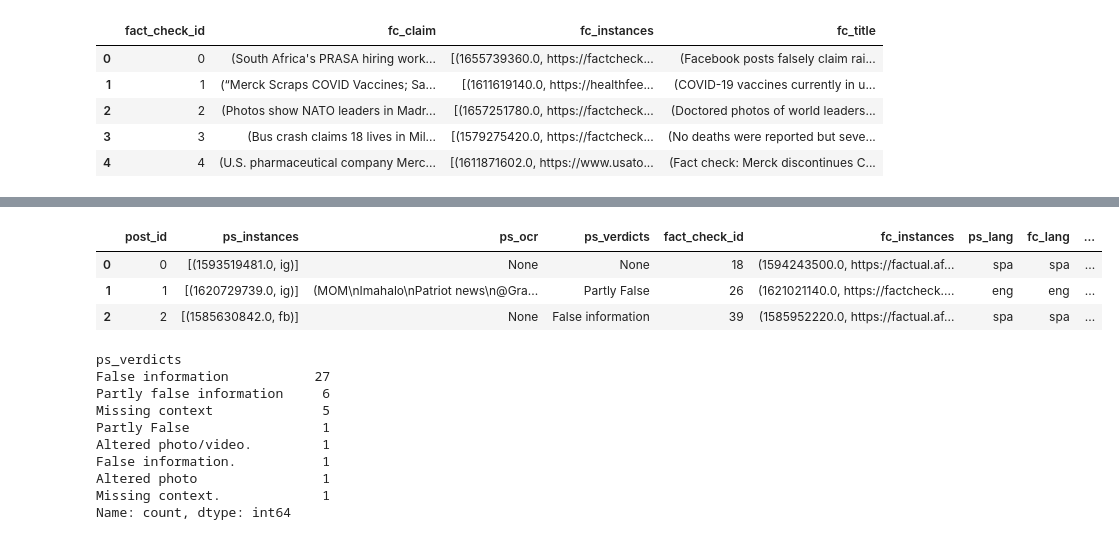
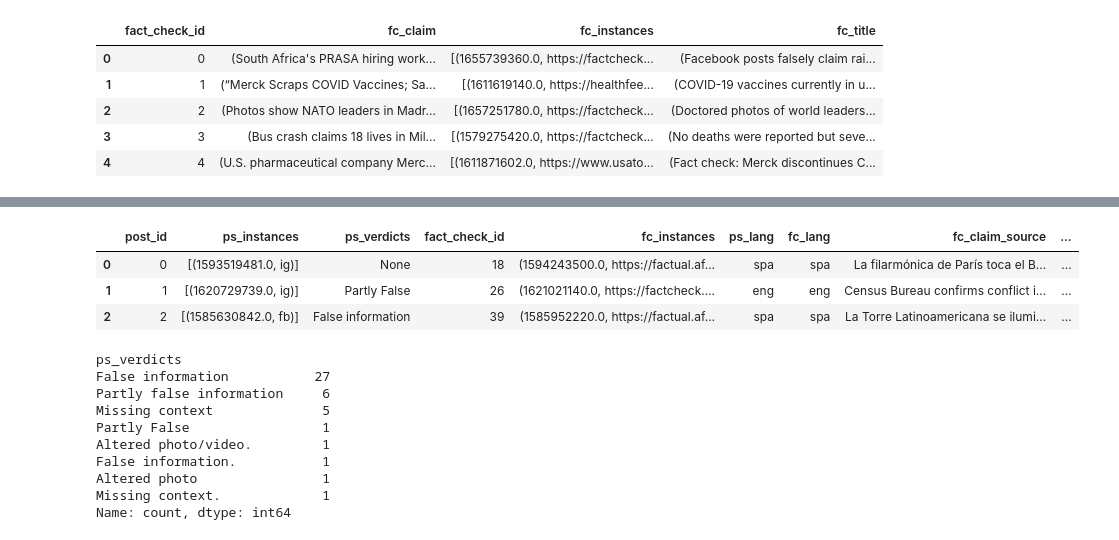
Before and after one commit to BecTome/semeval25-FactCheckedClaimRetrieval, a Jupyter notebook: nbs/process_sample.ipynb, the cells around one changed output, grey strips where cells are left out. Cells and saved outputs as stored; diff of their text form; code cells hidden in the pictures.

```diff
--- a/nbs/process_sample.ipynb
+++ b/nbs/process_sample.ipynb
@@ -65,39 +65,38 @@ df_total = df_posts.merge(df_fact_check_mapping, on="post_id", how="inner")
 df_total = df_total.merge(df_fact_check, on="fact_check_id", how="inner")
 # df_total.rename(columns={"instances_x": "posts", "instances_y": "checker_link"}, inplace=True)
 
 langs = df_total["pair_lang"].str.split("\-", expand=True)
 df_total["ps_lang"] = langs[0]
 df_total["fc_lang"] = langs[1]
 
 df_total.drop(columns=["pair_lang"], inplace=True)
 
 text_cols = ["fc_claim", "ps_text", "fc_title"]
 for col in text_cols:
     df_total[f"{col}_source"] = df_total[col].apply(lambda x: x[0] if (type(x) in [list, tuple])&(len(x) > 0) else None)
     df_total[f"{col}_target"] = df_total[col].apply(lambda x: x[1] if (type(x) in [list, tuple])&(len(x) > 0) else None)
     df_total[f"{col}_langs"] = df_total[col].apply(lambda x: x[2] if (type(x) in [list, tuple])&(len(x) > 0) else None)
 
-
-
 df_total.drop(columns=text_cols, inplace=True)
 
 unitary_cols = ["ps_ocr", "ps_verdicts", "fc_instances"]
 for col in unitary_cols:
     df_total[col] = df_total[col].apply(lambda x: x[0] if (type(x) in [list, tuple])&(len(x)>0) else None)
 
 unitary_exp = ["ps_ocr"]
 for col in unitary_exp:
     df_total[f"{col}_source"] = df_total[col].apply(lambda x: x[0] if (type(x) in [list, tuple]) else None)
     df_total[f"{col}_target"] = df_total[col].apply(lambda x: x[1] if (type(x) in [list, tuple]) else None)
     df_total[f"{col}_langs"] = df_total[col].apply(lambda x: x[2] if (type(x) in [list, tuple]) else None)
 
+df_total.drop(columns=unitary_exp, inplace=True)
 
 df_total.head(3)
 # %% [output]
-|  | post_id | ps_instances | ps_ocr | ps_verdicts | fact_check_id | fc_instances | ps_lang | fc_lang | ... |
-| 0 | 0 | [(1593519481.0, ig)] | None | None | 18 | (1594243500.0, https://factual.af... | spa | spa | ... |
-| 1 | 1 | [(1620729739.0, ig)] | (MOM\nImahalo\nPatriot news\n@Gra... | Partly False | 26 | (1621021140.0, https://factcheck.... | eng | eng | ... |
-| 2 | 2 | [(1585630842.0, fb)] | None | False information | 39 | (1585952220.0, https://factual.af... | spa | spa | ... |
+|  | post_id | ps_instances | ps_verdicts | fact_check_id | fc_instances | ps_lang | fc_lang | fc_claim_source | ... |
+| 0 | 0 | [(1593519481.0, ig)] | None | 18 | (1594243500.0, https://factual.af... | spa | spa | La filarmónica de París toca el B... | ... |
+| 1 | 1 | [(1620729739.0, ig)] | Partly False | 26 | (1621021140.0, https://factcheck.... | eng | eng | Census Bureau confirms conflict i... | ... |
+| 2 | 2 | [(1585630842.0, fb)] | False information | 39 | (1585952220.0, https://factual.af... | spa | spa | La Torre Latinoamericana se ilumi... | ... |
 # %%
 df_total.ps_verdicts.value_counts()
 # %% [output]
```
Also changed, not shown: parts of 2 cells of this notebook.
